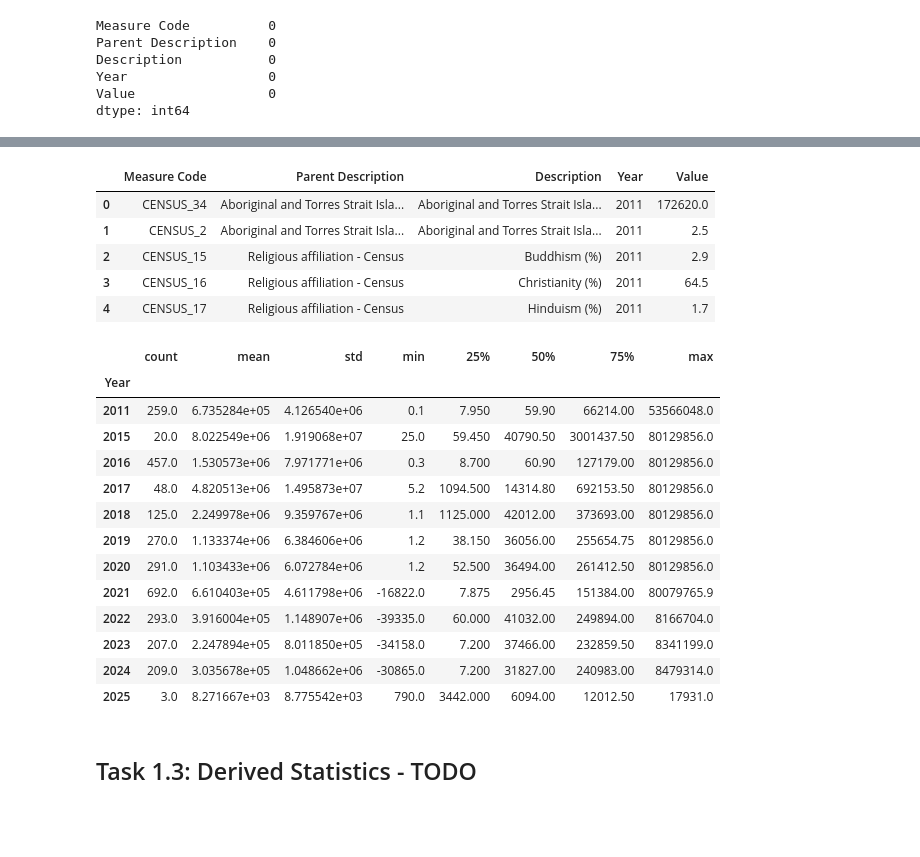
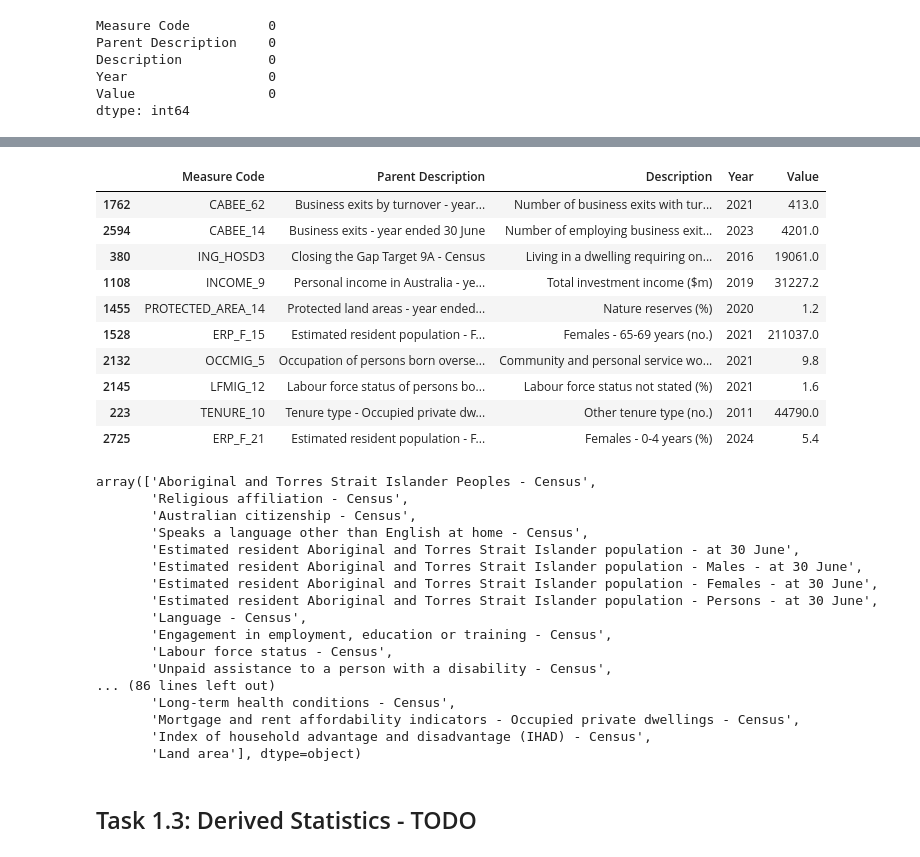
Before and after one commit to Rven66/DATA2001-Assignment_1, a Jupyter notebook: DATA2001-Assignment_1.ipynb, the cells around one changed output, grey strips where cells are left out. Drawn from its saved outputs; the diff is of its cells as text; code cells hidden in the pictures; blank space fills up the shorter version.

```diff
--- a/DATA2001-Assignment_1.ipynb
+++ b/DATA2001-Assignment_1.ipynb
@@ -23,5 +22,4 @@ Matplotlib is building the font cache; this may take a moment.
 # %%
 # Read in CSV and assign a name to the Series:
 region = pd.read_csv("data/Region_summary_ New_South_ Wales_STE_1.csv")
-region.name="NSW Regions"
 # %% [markdown]
@@ -65,5 +62,5 @@ region_long = region.melt(
 )
 
 #cast year to integer and Value to float
-region_long['Year'] = pd.to_numeric(region_long['Year'], errors='coerce')
+region_long['Year'] = pd.to_numeric(region_long['Year'], errors='coerce').astype('int64')
 region_long['Value'] = pd.to_numeric(region_long['Value'], errors='coerce')
@@ -124,3 +108,4 @@ print(region_long.duplicated().sum())
 # Drop rows with missing values
 # Missing values represent unavailable data, not zero population which is why rows with missing values were removed for analysis.
 region_long_clean = region_long.dropna(subset=["Value"], ignore_index=True) # drop the rows with missing values
+region_long_clean.name="NSW Regions"
@@ -136,29 +167,38 @@ dtype: int64
 # %%
-region_long_clean.head()
+region_long_clean.sample(10)
 # %% [output]
 |  | Measure Code | Parent Description | Description | Year | Value |
-| 0 | CENSUS_34 | Aboriginal and Torres Strait Isla... | Aboriginal and Torres Strait Isla... | 2011 | 172620.0 |
-| 1 | CENSUS_2 | Aboriginal and Torres Strait Isla... | Aboriginal and Torres Strait Isla... | 2011 | 2.5 |
-| 2 | CENSUS_15 | Religious affiliation - Census | Buddhism (%) | 2011 | 2.9 |
-| 3 | CENSUS_16 | Religious affiliation - Census | Christianity (%) | 2011 | 64.5 |
-| 4 | CENSUS_17 | Religious affiliation - Census | Hinduism (%) | 2011 | 1.7 |
+| 1762 | CABEE_62 | Business exits by turnover - year... | Number of business exits with tur... | 2021 | 413.0 |
+| 2594 | CABEE_14 | Business exits - year ended 30 June | Number of employing business exit... | 2023 | 4201.0 |
+| 380 | ING_HOSD3 | Closing the Gap Target 9A - Census | Living in a dwelling requiring on... | 2016 | 19061.0 |
+| 1108 | INCOME_9 | Personal income in Australia - ye... | Total investment income ($m) | 2019 | 31227.2 |
+| 1455 | PROTECTED_AREA_14 | Protected land areas - year ended... | Nature reserves (%) | 2020 | 1.2 |
+| 1528 | ERP_F_15 | Estimated resident population - F... | Females - 65-69 years (no.) | 2021 | 211037.0 |
+| 2132 | OCCMIG_5 | Occupation of persons born overse... | Community and personal service wo... | 2021 | 9.8 |
+| 2145 | LFMIG_12 | Labour force status of persons bo... | Labour force status not stated (%) | 2021 | 1.6 |
+| 223 | TENURE_10 | Tenure type - Occupied private dw... | Other tenure type (no.) | 2011 | 44790.0 |
+| 2725 | ERP_F_21 | Estimated resident population - F... | Females - 0-4 years (%) | 2024 | 5.4 |
 # %%
-region_long_clean.groupby("Year")["Value"].describe()
+# List the Parent Descriptions of the data set for reference
+region_long_clean['Parent Description'].unique()
 # %% [output]
-|  | count | mean | std | min | 25% | 50% | 75% | max |
-| Year |  |  |  |  |  |  |  |  |
-| 2011 | 259.0 | 6.735284e+05 | 4.126540e+06 | 0.1 | 7.950 | 59.90 | 66214.00 | 53566048.0 |
-| 2015 | 20.0 | 8.022549e+06 | 1.919068e+07 | 25.0 | 59.450 | 40790.50 | 3001437.50 | 80129856.0 |
-| 2016 | 457.0 | 1.530573e+06 | 7.971771e+06 | 0.3 | 8.700 | 60.90 | 127179.00 | 80129856.0 |
-| 2017 | 48.0 | 4.820513e+06 | 1.495873e+07 | 5.2 | 1094.500 | 14314.80 | 692153.50 | 80129856.0 |
-| 2018 | 125.0 | 2.249978e+06 | 9.359767e+06 | 1.1 | 1125.000 | 42012.00 | 373693.00 | 80129856.0 |
-| 2019 | 270.0 | 1.133374e+06 | 6.384606e+06 | 1.2 | 38.150 | 36056.00 | 255654.75 | 80129856.0 |
-| 2020 | 291.0 | 1.103433e+06 | 6.072784e+06 | 1.2 | 52.500 | 36494.00 | 261412.50 | 80129856.0 |
-| 2021 | 692.0 | 6.610403e+05 | 4.611798e+06 | -16822.0 | 7.875 | 2956.45 | 151384.00 | 80079765.9 |
-| 2022 | 293.0 | 3.916004e+05 | 1.148907e+06 | -39335.0 | 60.000 | 41032.00 | 249894.00 | 8166704.0 |
-| 2023 | 207.0 | 2.247894e+05 | 8.011850e+05 | -34158.0 | 7.200 | 37466.00 | 232859.50 | 8341199.0 |
-| 2024 | 209.0 | 3.035678e+05 | 1.048662e+06 | -30865.0 | 7.200 | 31827.00 | 240983.00 | 8479314.0 |
-| 2025 | 3.0 | 8.271667e+03 | 8.775542e+03 | 790.0 | 3442.000 | 6094.00 | 12012.50 | 17931.0 |
+array(['Aboriginal and Torres Strait Islander Peoples - Census',
+       'Religious affiliation - Census',
+       'Australian citizenship - Census',
+       'Speaks a language other than English at home - Census',
+       'Estimated resident Aboriginal and Torres Strait Islander population - at 30 June',
+       'Estimated resident Aboriginal and Torres Strait Islander population - Males - at 30 June',
+       'Estimated resident Aboriginal and Torres Strait Islander population - Females - at 30 June',
+       'Estimated resident Aboriginal and Torres Strait Islander population - Persons - at 30 June',
+       'Language - Census',
+       'Engagement in employment, education or training - Census',
+       'Labour force status - Census',
+       'Unpaid assistance to a person with a disability - Census',
+... (86 lines left out)
+       'Long-term health conditions - Census',
+       'Mortgage and rent affordability indicators - Occupied private dwellings - Census',
+       'Index of household advantage and disadvantage (IHAD) - Census',
+       'Land area'], dtype=object)
 # %% [markdown]
 ## Task 1.3: Derived Statistics - TODO
 # %% [markdown]
```
Also changed, not shown: parts of 15 cells of this notebook.
